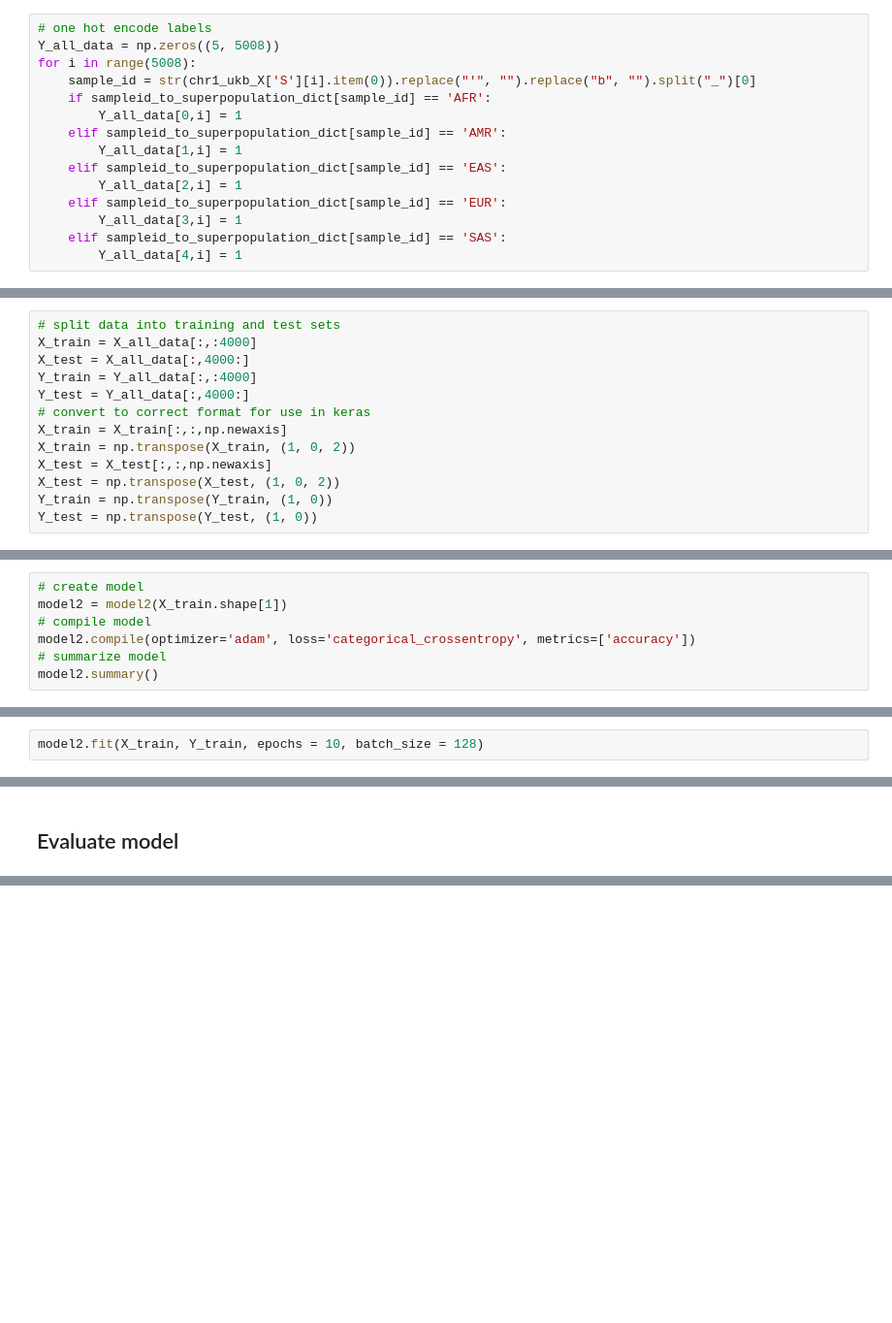
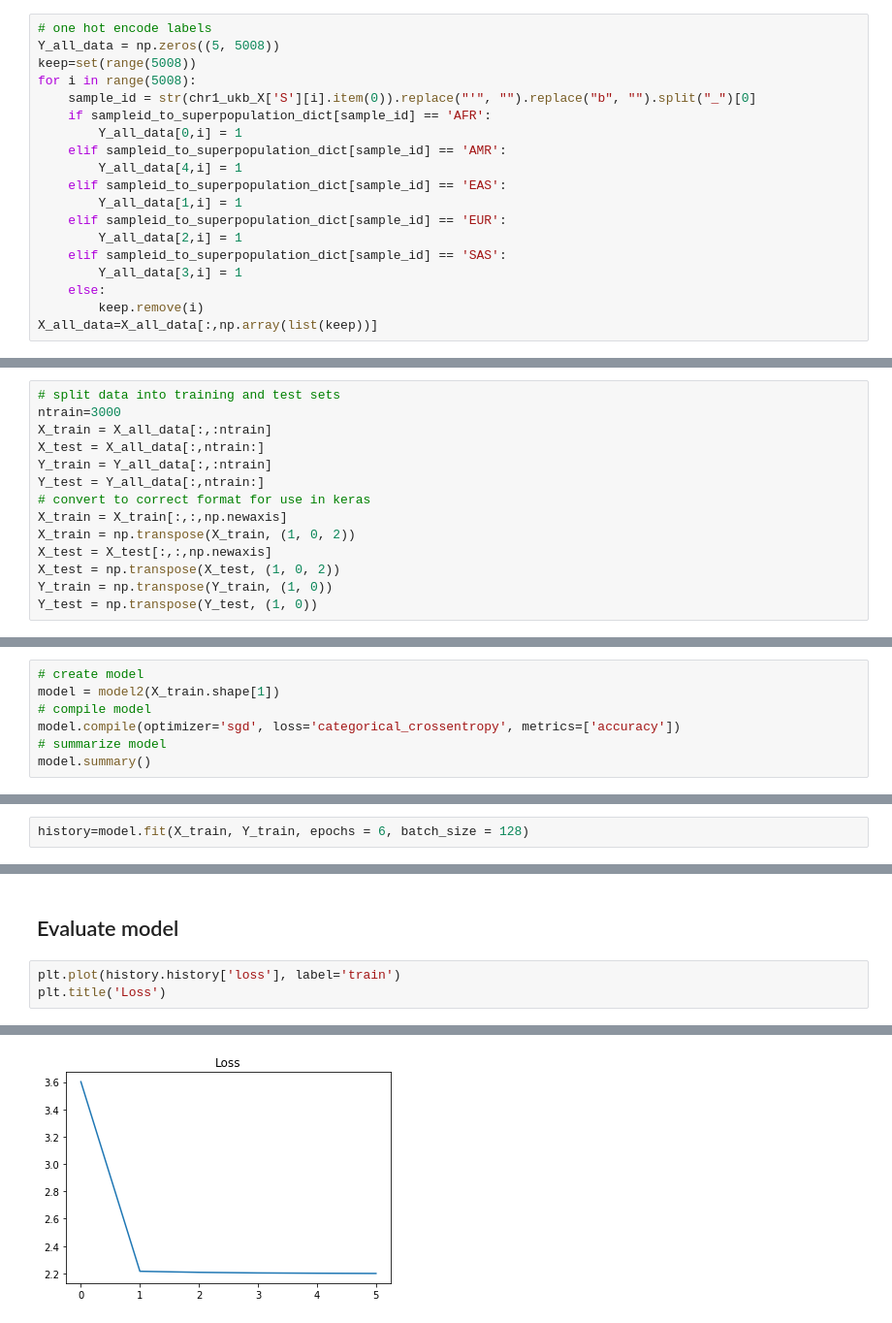
Before and after one commit to jcsokol/CS230-LAI-project-code, a Jupyter notebook: Model_2.ipynb, the cells around one changed output, grey strips where cells are left out. Shown at 97% size. Cells and saved outputs as stored; diff of their text form; blank space fills up the shorter version.

```diff
--- a/Model_2.ipynb
+++ b/Model_2.ipynb
@@ -53,18 +57,22 @@ X_all_data = chr1_ukb_X_G.reshape(chr1_ukb_X_G.shape[0], -1).T
 # %%
 # one hot encode labels
 Y_all_data = np.zeros((5, 5008))
+keep=set(range(5008))
 for i in range(5008):
     sample_id = str(chr1_ukb_X['S'][i].item(0)).replace("'", "").replace("b", "").split("_")[0]
     if sampleid_to_superpopulation_dict[sample_id] == 'AFR':
         Y_all_data[0,i] = 1
     elif sampleid_to_superpopulation_dict[sample_id] == 'AMR':
+        Y_all_data[4,i] = 1
+    elif sampleid_to_superpopulation_dict[sample_id] == 'EAS':
         Y_all_data[1,i] = 1
-    elif sampleid_to_superpopulation_dict[sample_id] == 'EAS':
+    elif sampleid_to_superpopulation_dict[sample_id] == 'EUR':
         Y_all_data[2,i] = 1
-    elif sampleid_to_superpopulation_dict[sample_id] == 'EUR':
+    elif sampleid_to_superpopulation_dict[sample_id] == 'SAS':
         Y_all_data[3,i] = 1
-    elif sampleid_to_superpopulation_dict[sample_id] == 'SAS':
-        Y_all_data[4,i] = 1
+    else:
+        keep.remove(i)
+X_all_data=X_all_data[:,np.array(list(keep))]
 # %%
 # randomly shuffle the order of the data
 randomize = np.arange(X_all_data.shape[1])
@@ -73,10 +81,11 @@ X_all_data = X_all_data[:,randomize]
 Y_all_data = Y_all_data[:,randomize]
 # %%
 # split data into training and test sets
-X_train = X_all_data[:,:4000]
-X_test = X_all_data[:,4000:]
-Y_train = Y_all_data[:,:4000]
-Y_test = Y_all_data[:,4000:]
+ntrain=3000
+X_train = X_all_data[:,:ntrain]
+X_test = X_all_data[:,ntrain:]
+Y_train = Y_all_data[:,:ntrain]
+Y_test = Y_all_data[:,ntrain:]
 # convert to correct format for use in keras
 X_train = X_train[:,:,np.newaxis]
 X_train = np.transpose(X_train, (1, 0, 2))
@@ -125,8 +138,8 @@ def model2(n_snps_per_sample):
 # %%
 # create model
-model2 = model2(X_train.shape[1])
+model = model2(X_train.shape[1])
 # compile model
-model2.compile(optimizer='adam', loss='categorical_crossentropy', metrics=['accuracy'])
+model.compile(optimizer='sgd', loss='categorical_crossentropy', metrics=['accuracy'])
 # summarize model
-model2.summary()
+model.summary()
 # %% [output]
@@ -150,5 +163,5 @@ _________________________________________________________________
 # %% [markdown]
 ## Train model
 # %%
-model2.fit(X_train, Y_train, epochs = 10, batch_size = 128)
+history=model.fit(X_train, Y_train, epochs = 6, batch_size = 128)
 # %% [output]
@@ -176,2 +180,6 @@ Epoch 10/10
 # %% [markdown]
 ## Evaluate model
+# %%
+plt.plot(history.history['loss'], label='train')
+plt.title('Loss')
+# %% [output]
@@ -178,2 +187,3 @@ Epoch 10/10
+[figure, added]
 # %%
 print('\n# Evaluate on test data')
```
Also changed, not shown: parts of 9 cells of this notebook, 1 other file.
